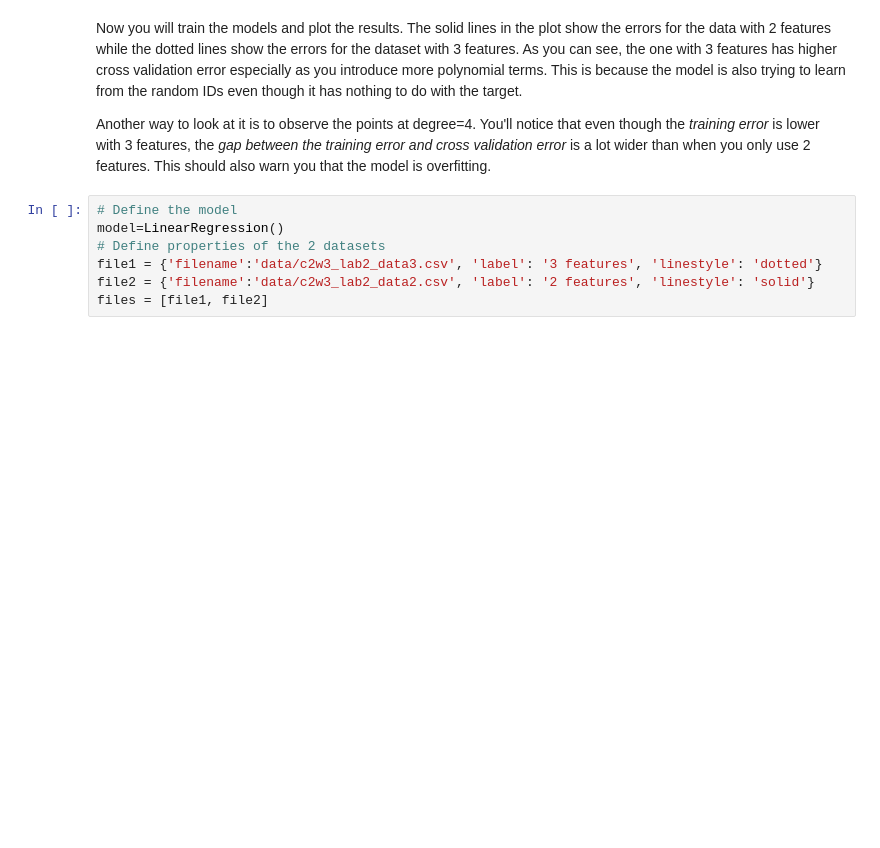
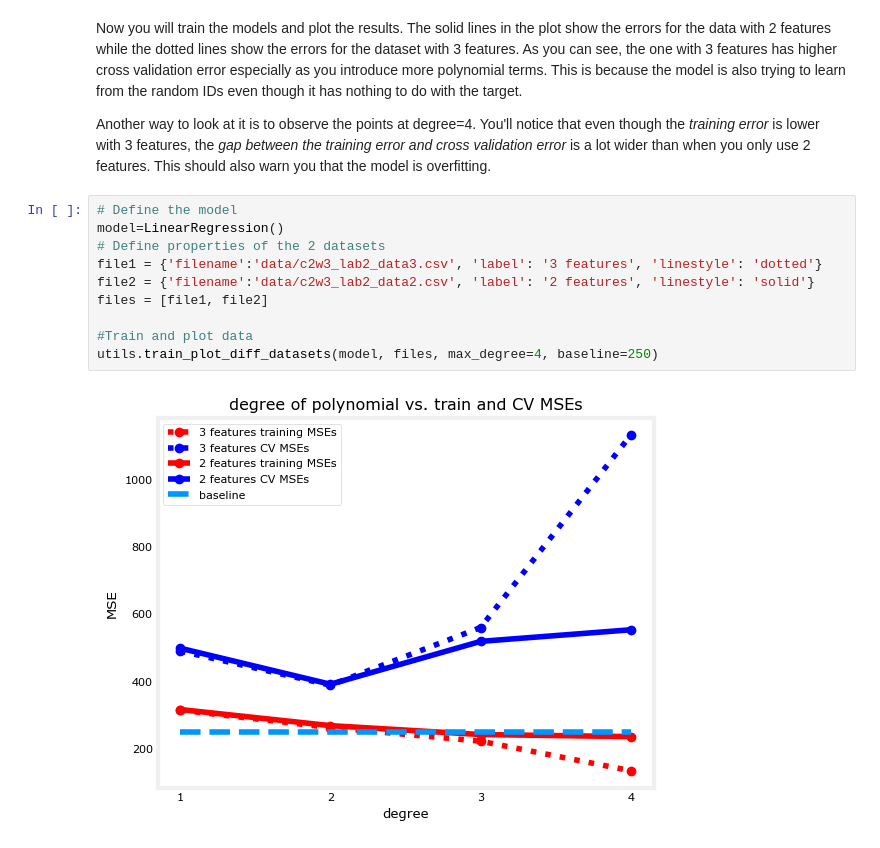
Before and after one commit to abuhmhai/Advanced-Algorithms, a Jupyter notebook: W3_Lab_02_Diagnosing_Bias_and_Variance.ipynb, the cells around one changed output. Cells and saved outputs as stored; diff of their text form; blank space fills up the shorter version.

```diff
--- a/W3_Lab_02_Diagnosing_Bias_and_Variance.ipynb
+++ b/W3_Lab_02_Diagnosing_Bias_and_Variance.ipynb
@@ -180,7 +180,12 @@ Another way to look at it is to observe the points at degree=4. You'll notice th
 # %%
 # Define the model
 model=LinearRegression()
 # Define properties of the 2 datasets
 file1 = {'filename':'data/c2w3_lab2_data3.csv', 'label': '3 features', 'linestyle': 'dotted'}
 file2 = {'filename':'data/c2w3_lab2_data2.csv', 'label': '2 features', 'linestyle': 'solid'}
 files = [file1, file2]
+
+#Train and plot data
+utils.train_plot_diff_datasets(model, files, max_degree=4, baseline=250)
+# %% [output]
+[figure, added]
```
